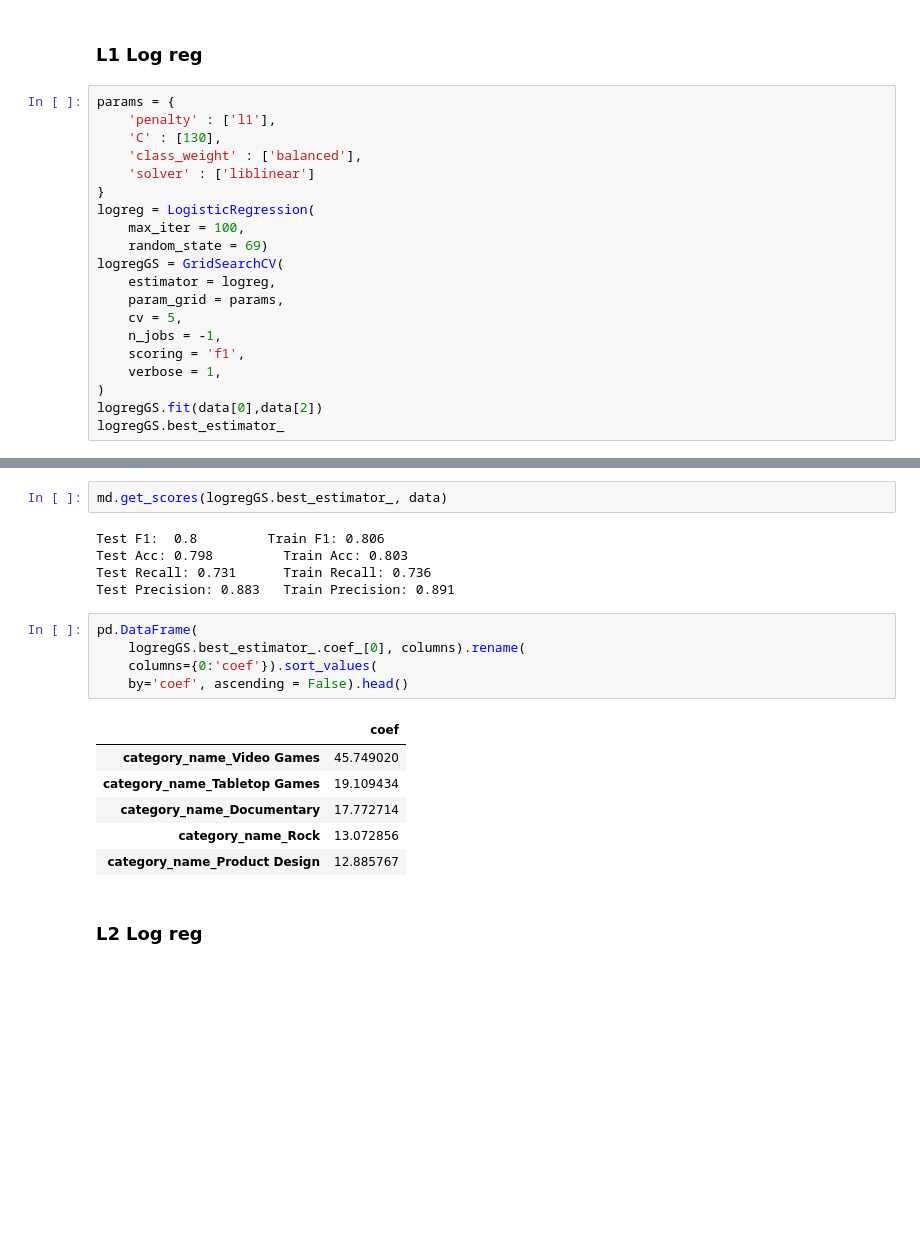
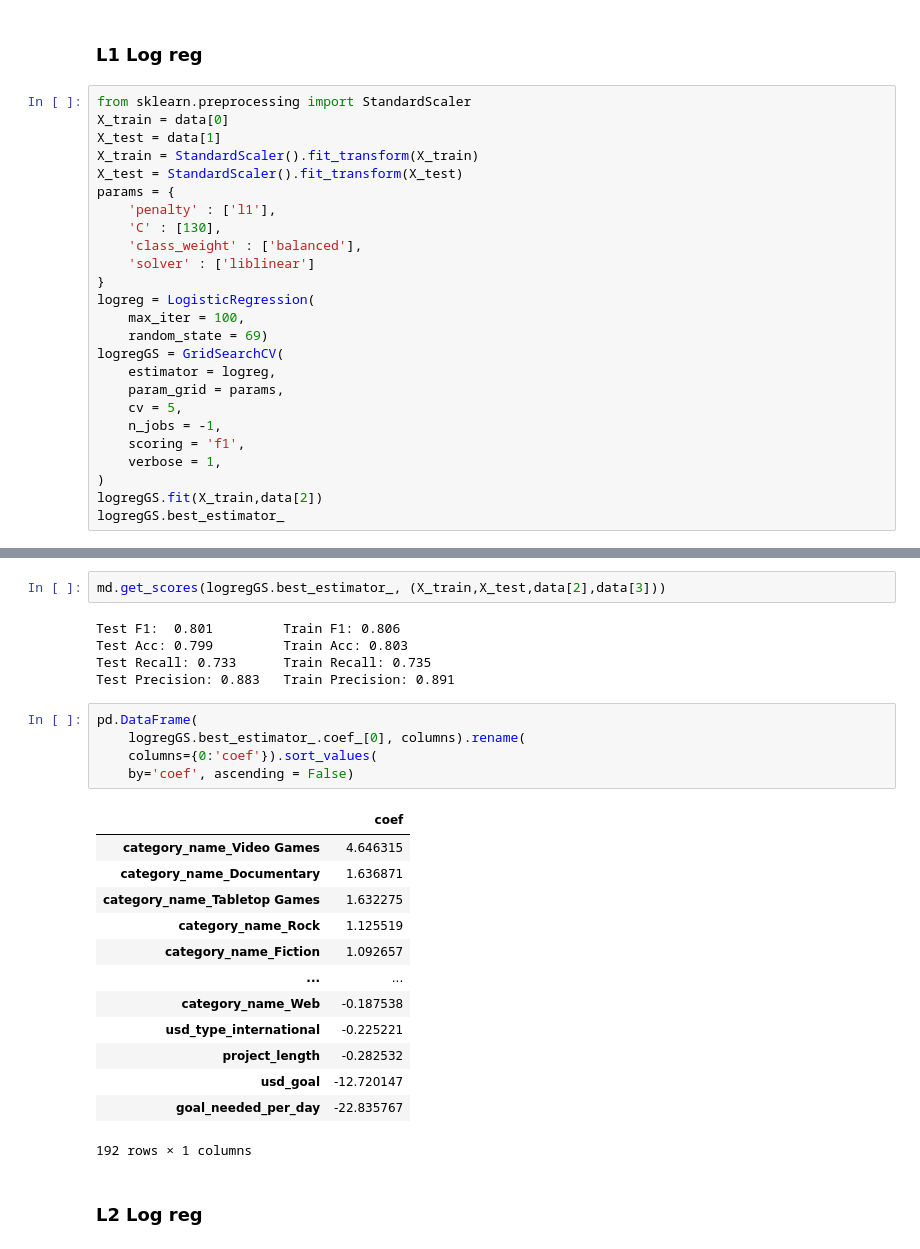
Before and after one commit to griffinhundley/kickstarter_success, a Jupyter notebook: notebooks/griff.ipynb, the cells around one changed output, grey strips where cells are left out. Saved outputs shown, nothing was run; the diff lists cells and outputs as text; blank space fills up the shorter version.

```diff
--- a/notebooks/griff.ipynb
+++ b/notebooks/griff.ipynb
@@ -417,6 +426,11 @@ md.get_scores(forestGS.best_estimator_, data)
 # %% [markdown]
 ### L1 Log reg
 # %%
+from sklearn.preprocessing import StandardScaler
+X_train = data[0]
+X_test = data[1]
+X_train = StandardScaler().fit_transform(X_train)
+X_test = StandardScaler().fit_transform(X_test)
 params = {
     'penalty' : ['l1'],
     'C' : [130],
@@ -434,7 +448,7 @@ logregGS = GridSearchCV(
     scoring = 'f1',
     verbose = 1,
 )
-logregGS.fit(data[0],data[2])
+logregGS.fit(X_train,data[2])
 logregGS.best_estimator_
 # %% [output]
 Fitting 5 folds for each of 1 candidates, totalling 5 fits
@@ -446,24 +460,31 @@ LogisticRegression(C=130, class_weight='balanced', dual=False,
                    random_state=69, solver='liblinear', tol=0.0001, verbose=0,
                    warm_start=False)
 # %%
-md.get_scores(logregGS.best_estimator_, data)
+md.get_scores(logregGS.best_estimator_, (X_train,X_test,data[2],data[3]))
 # %% [output]
-Test F1:  0.8         Train F1: 0.806
-Test Acc: 0.798         Train Acc: 0.803
-Test Recall: 0.731      Train Recall: 0.736
+Test F1:  0.801         Train F1: 0.806
+Test Acc: 0.799         Train Acc: 0.803
+Test Recall: 0.733      Train Recall: 0.735
 Test Precision: 0.883   Train Precision: 0.891
 # %%
 pd.DataFrame(
     logregGS.best_estimator_.coef_[0], columns).rename(
     columns={0:'coef'}).sort_values(
-    by='coef', ascending = False).head()
+    by='coef', ascending = False)
 # %% [output]
 |  | coef |
-| category_name_Video Games | 45.749020 |
-| category_name_Tabletop Games | 19.109434 |
-| category_name_Documentary | 17.772714 |
-| category_name_Rock | 13.072856 |
-| category_name_Product Design | 12.885767 |
+| category_name_Video Games | 4.646315 |
+| category_name_Documentary | 1.636871 |
+| category_name_Tabletop Games | 1.632275 |
+| category_name_Rock | 1.125519 |
+| category_name_Fiction | 1.092657 |
+| ... | ... |
+| category_name_Web | -0.187538 |
+| usd_type_international | -0.225221 |
+| project_length | -0.282532 |
+| usd_goal | -12.720147 |
+| goal_needed_per_day | -22.835767 |
+192 rows × 1 columns
 # %% [markdown]
 ### L2 Log reg
 # %%
```
Also changed, not shown: parts of 6 cells of this notebook.
